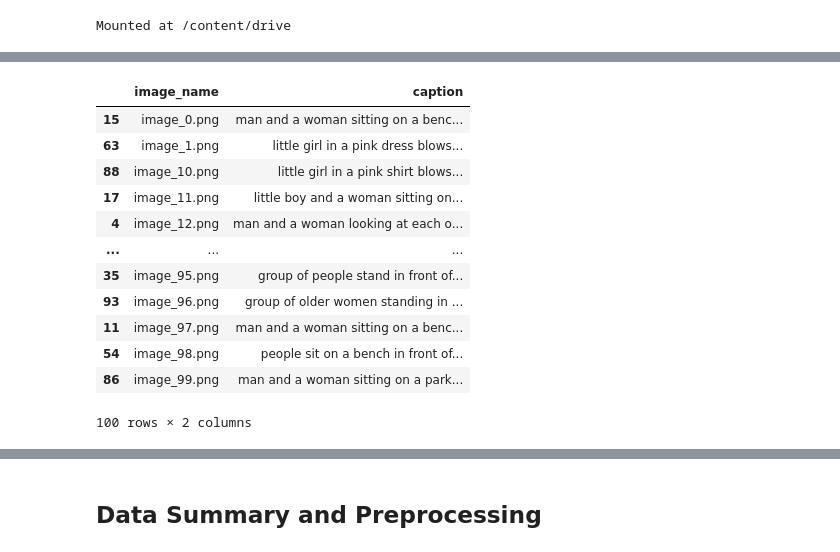
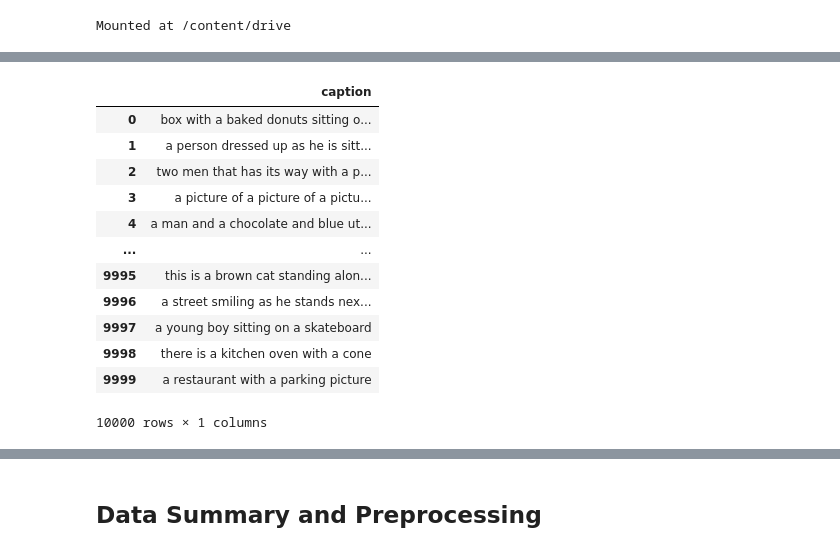
Before and after one commit to Rhitabrat/MAMI, a Jupyter notebook: Text Embedding/bert.ipynb, the cells around one changed output, grey strips where cells are left out. Drawn from its saved outputs; the diff is of its cells as text; code cells hidden in the pictures.

Commit message:
[Created using Colaboratory] fixed the issue of unsorted data

```diff
--- a/Text Embedding/bert.ipynb
+++ b/Text Embedding/bert.ipynb
@@ -38,22 +47,23 @@ df.head(5)
 # %%
-caption_data_path = "/content/drive/Shareddrives/team_MAMI/flickr8k/flickr8k_dataset/clean_image_captions.csv"
-df_caption = pd.read_csv(caption_data_path, header=None, names=["image_name", "caption"])
-df_caption = df_caption.sort_values('image_name')
+caption_data_path = "/content/drive/Shareddrives/team_MAMI/MAMI/TRAIN/CSVs/captions_mscoco_trained.csv"
+df_caption = pd.read_csv(caption_data_path, header=None, names=["caption"])
+# df_caption = pd.read_csv(caption_data_path, header=None, names=["image_name", "caption"])
+# df_caption = df_caption.sort_values('image_name')
 df_caption
 # %% [output]
-|  | image_name | caption |
-| 15 | image_0.png | man and a woman sitting on a benc... |
-| 63 | image_1.png | little girl in a pink dress blows... |
-| 88 | image_10.png | little girl in a pink shirt blows... |
-| 17 | image_11.png | little boy and a woman sitting on... |
-| 4 | image_12.png | man and a woman looking at each o... |
-| ... | ... | ... |
-| 35 | image_95.png | group of people stand in front of... |
-| 93 | image_96.png | group of older women standing in ... |
-| 11 | image_97.png | man and a woman sitting on a benc... |
-| 54 | image_98.png | people sit on a bench in front of... |
-| 86 | image_99.png | man and a woman sitting on a park... |
+|  | caption |
+| 0 | box with a baked donuts sitting o... |
+| 1 | a person dressed up as he is sitt... |
+| 2 | two men that has its way with a p... |
+| 3 | a picture of a picture of a pictu... |
+| 4 | a man and a chocolate and blue ut... |
+| ... | ... |
+| 9995 | this is a brown cat standing alon... |
+| 9996 | a street smiling as he stands nex... |
+| 9997 | a young boy sitting on a skateboard |
+| 9998 | there is a kitchen oven with a cone |
+| 9999 | a restaurant with a parking picture |
-100 rows × 2 columns
+10000 rows × 1 columns
 # %%
 cap = df_caption.caption.to_list()
 df["caption"] = cap
```
Also changed, not shown: parts of 7 cells of this notebook.
